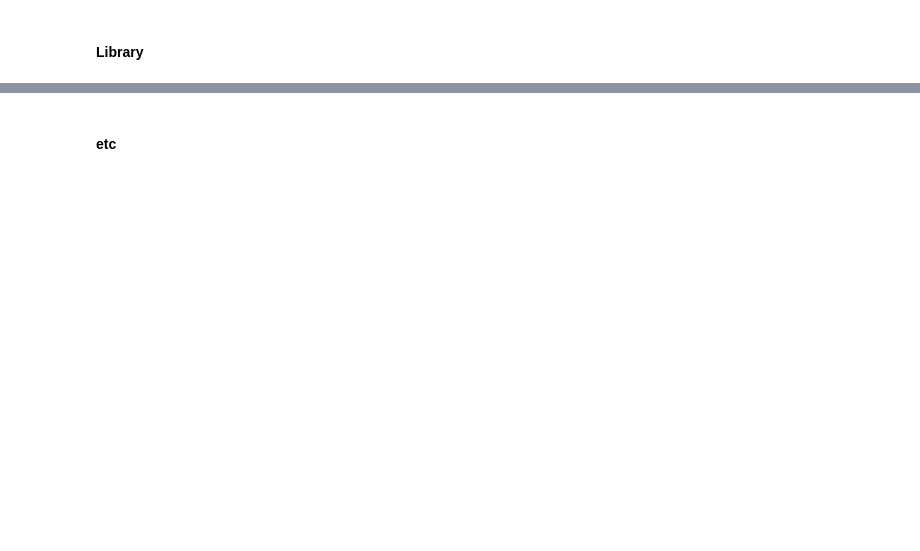
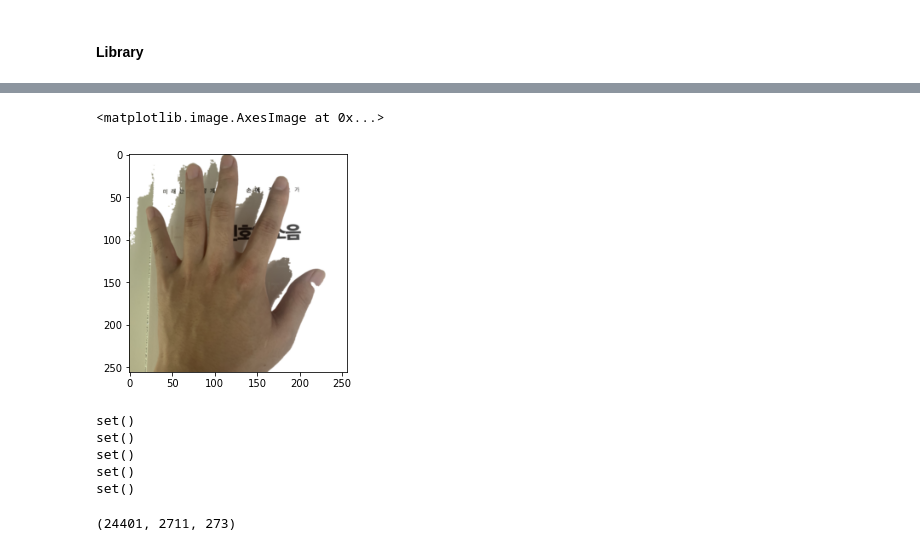
Before and after one commit to heyjaekim/Acupuncture-Points, a Jupyter notebook: CV_DeepLearning/Acup_Train.ipynb, the cells around one changed output, grey strips where cells are left out. Cells and saved outputs as stored; diff of their text form; code cells hidden in the pictures; blank space fills up the shorter version.

```diff
--- a/CV_DeepLearning/Acup_Train.ipynb
+++ b/CV_DeepLearning/Acup_Train.ipynb
@@ -364,2 +2,0 @@ writer.flush()
-# %% [markdown]
-#### etc
@@ -392,0 +3,27 @@ print(set(os_saved) ^ set(keys_modified))
+# %%
+import Training_utils, torchvision
+from torchvision import transforms
+import tb_utils
+from tb_utils import *
+from Training_utils import *
+from Image_Process_utils import *
+import model_utils
+from model_utils import *
+from Dataset_utils import *
+import arg_parser
+from arg_parser import common_arg_parser
+from torch.utils.data import ConcatDataset
+
+my_transforms = transforms.Compose([
+    #transforms.Normalize((0.5,), (0.5,)),
+    Rescale(256),
+    Tensorize()
+    ])
+
+# for creating test image list
+test_imlist, target_imlist =  gen_test_img_list()
+np_img = np.transpose( to_numpy(test_imlist[0]), (1,2,0))
+plt.imshow(np_img)
+# %% [output]
+<matplotlib.image.AxesImage at 0x...>
+[figure, added]
@@ -392,0 +45,20 @@ print(set(os_saved) ^ set(keys_modified))
+# %%
+# data filled
+d1= create_dataset(kw, augtype = 'filled', transform = my_transforms)
+# data rotated
+d2= create_dataset(kw, augtype = 'rotated', transform = my_transforms)
+# data rotated-filled
+d3= create_dataset(kw, augtype = 'rotated_filled', transform = my_transforms)
+# data original
+d4= create_dataset(kw, augtype = 'org', transform = my_transforms)
+# data scale+translate
+d5= create_dataset(kw, augtype = 'sctr', transform = my_transforms)
+# data scale+translate + filled
+d6= create_dataset(kw, augtype = 'sctr_filled', transform = my_transforms)
+concat_dataset = ConcatDataset([d1, d2, d3, d4, d5, d6])
+# %% [output]
+set()
+set()
+set()
+set()
+set()
@@ -392,0 +67,15 @@ print(set(os_saved) ^ set(keys_modified))
+# %%
+test_set_size = int(len(concat_dataset) * 0.01) #
+train_set_size = len(concat_dataset) - test_set_size
+train_set, test_set = torch.utils.data.random_split(concat_dataset, [train_set_size, test_set_size])
+valid_set_size = int((train_set_size)*0.1)
+train_set_size = train_set_size - valid_set_size
+train_set, valid_set  = torch.utils.data.random_split(train_set, [train_set_size, valid_set_size])
+train_set_size, valid_set_size, test_set_size
+train_loader = DataLoader(train_set, batch_size = bs, shuffle = True, num_workers=4)
+valid_loader = DataLoader(valid_set, batch_size = bs, shuffle = True, num_workers=4)
+test_loader = DataLoader(test_set, batch_size = bs, shuffle = True, num_workers=4)
+
+train_set_size, valid_set_size, test_set_size
+# %% [output]
+(24401, 2711, 273)
```
Also changed, not shown: parts of 77 cells of this notebook, 2 other files.
